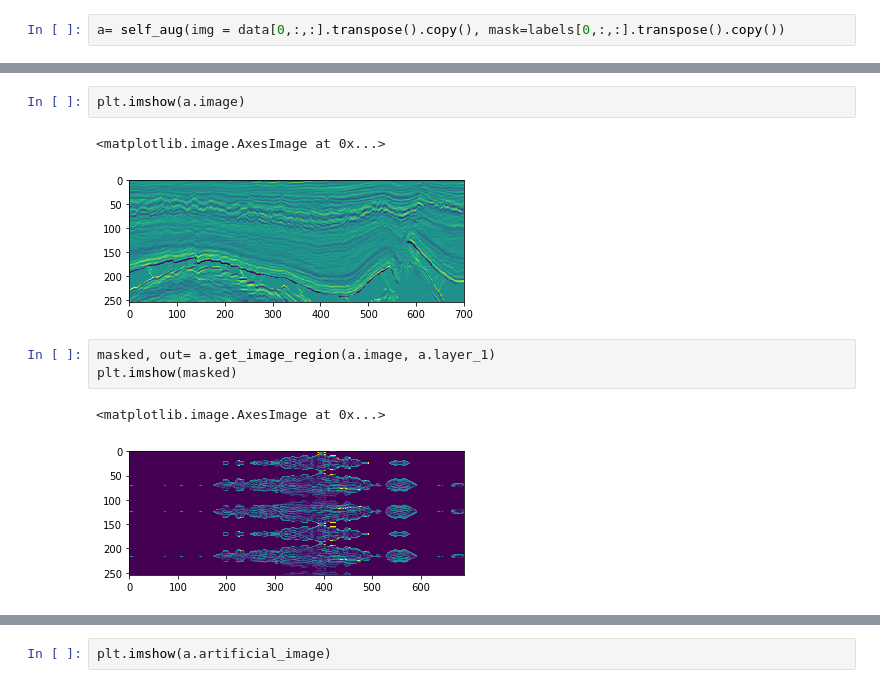
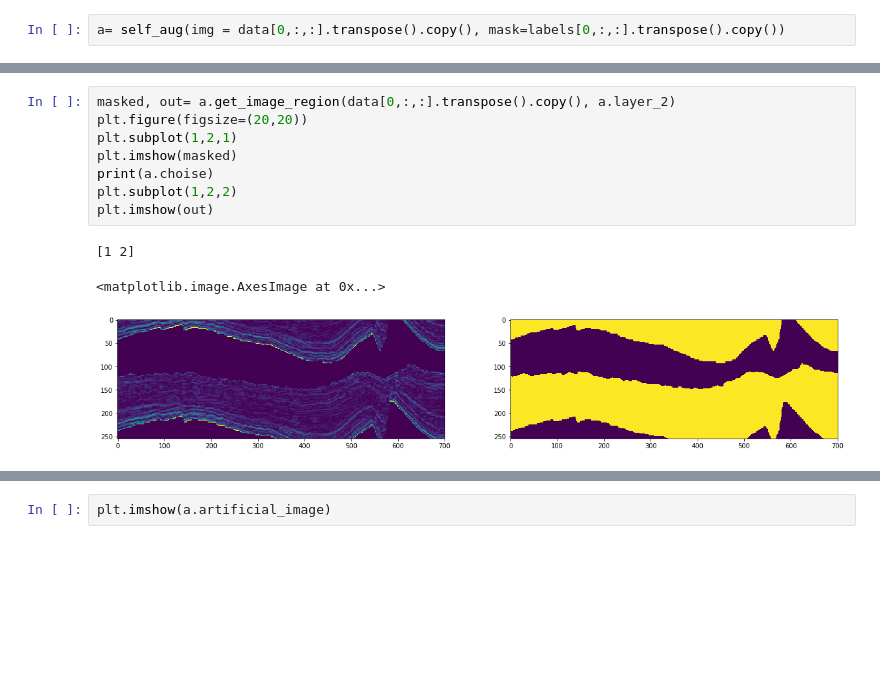
Before and after one commit to nvvaulin/LithONet, a Jupyter notebook: pytorch_segmentation/Self_aug_development.ipynb, the cells around one changed output, grey strips where cells are left out. Drawn from its saved outputs; the diff is of its cells as text; blank space fills up the shorter version.

```diff
--- a/pytorch_segmentation/Self_aug_development.ipynb
+++ b/pytorch_segmentation/Self_aug_development.ipynb
@@ -125,14 +133,15 @@ artificial image (255, 701)
-# %%
-plt.imshow(a.image)
-# %% [output]
-<matplotlib.image.AxesImage at 0x...>
-[figure, removed]
-# %%
-masked, out= a.get_image_region(a.image, a.layer_1)
-plt.imshow(masked)
-# %% [output]
-<matplotlib.image.AxesImage at 0x...>
-[figure, removed]
+# %%
+masked, out= a.get_image_region(data[0,:,:].transpose().copy(), a.layer_2)
+plt.figure(figsize=(20,20))
+plt.subplot(1,2,1)
+plt.imshow(masked)
+print(a.choise)
+plt.subplot(1,2,2)
+plt.imshow(out)
+# %% [output]
+[1 2]
+<matplotlib.image.AxesImage at 0x...>
+[figure, added]
 # %%
 ou=out.astype("uint8")
 plt.imshow(out.astype("uint8"))
```
Also changed, not shown: parts of 6 cells of this notebook.
